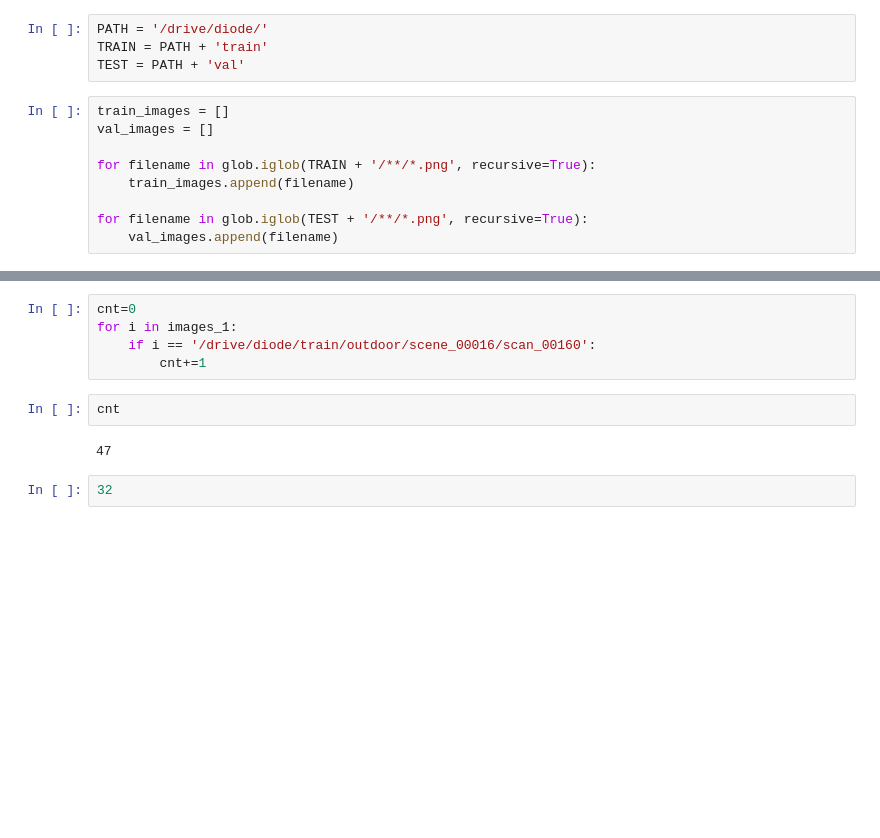
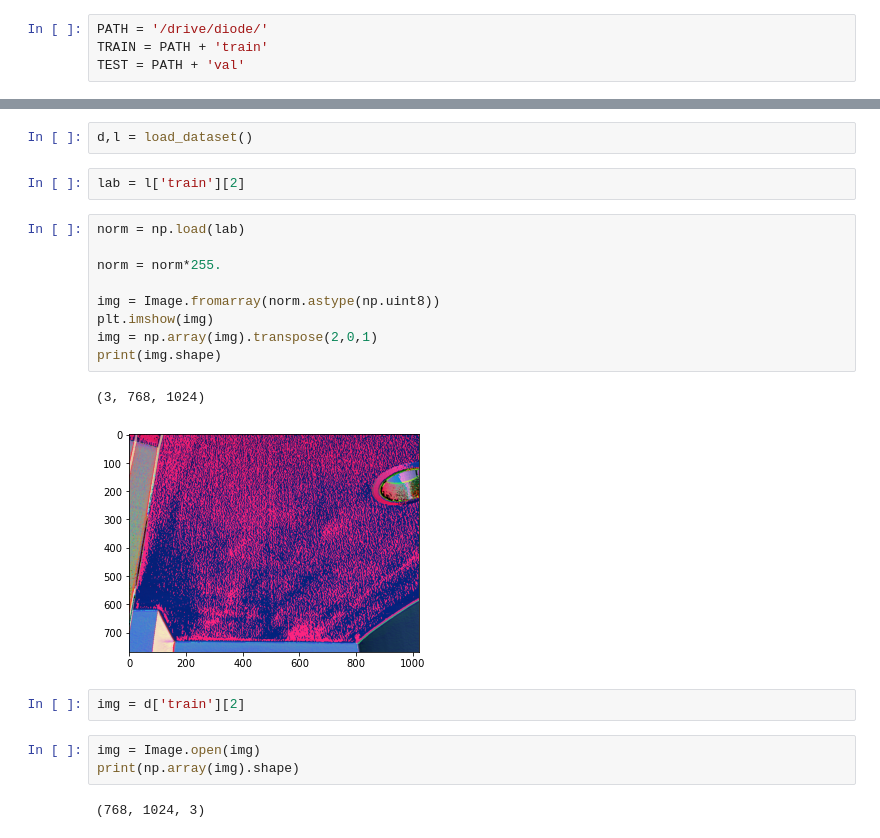
Before and after one commit to klekkala/MTML_Pth, a Jupyter notebook: notebooks/load_diode_dataset.ipynb, the cells around one changed output, grey strips where cells are left out. Drawn from its saved outputs; the diff is of its cells as text; blank space fills up the shorter version.

```diff
--- a/notebooks/load_diode_dataset.ipynb
+++ b/notebooks/load_diode_dataset.ipynb
@@ -6,13 +8,4 @@ import glob
 PATH = '/drive/diode/'
 TRAIN = PATH + 'train'
 TEST = PATH + 'val'
-# %%
-train_images = []
-val_images = []
-
-for filename in glob.iglob(TRAIN + '/**/*.png', recursive=True):
-    train_images.append(filename)
-
-for filename in glob.iglob(TEST + '/**/*.png', recursive=True):
-    val_images.append(filename)
 # %%
@@ -50,11 +44,23 @@ for ind,i in enumerate(images_1):
-# %%
-cnt=0
-for i in images_1:
-    if i == '/drive/diode/train/outdoor/scene_00016/scan_00160':
-        cnt+=1
-# %%
-cnt
-# %% [output]
-47
-# %%
-32
+# %%
+d,l = load_dataset()
+# %%
+lab = l['train'][2]
+# %%
+norm = np.load(lab)
+
+norm = norm*255.
+
+img = Image.fromarray(norm.astype(np.uint8))
+plt.imshow(img)
+img = np.array(img).transpose(2,0,1)
+print(img.shape)
+# %% [output]
+(3, 768, 1024)
+[figure, added]
+# %%
+img = d['train'][2]
+# %%
+img = Image.open(img)
+print(np.array(img).shape)
+# %% [output]
+(768, 1024, 3)
```
Also changed, not shown: parts of 6 cells of this notebook, 6 other files.
